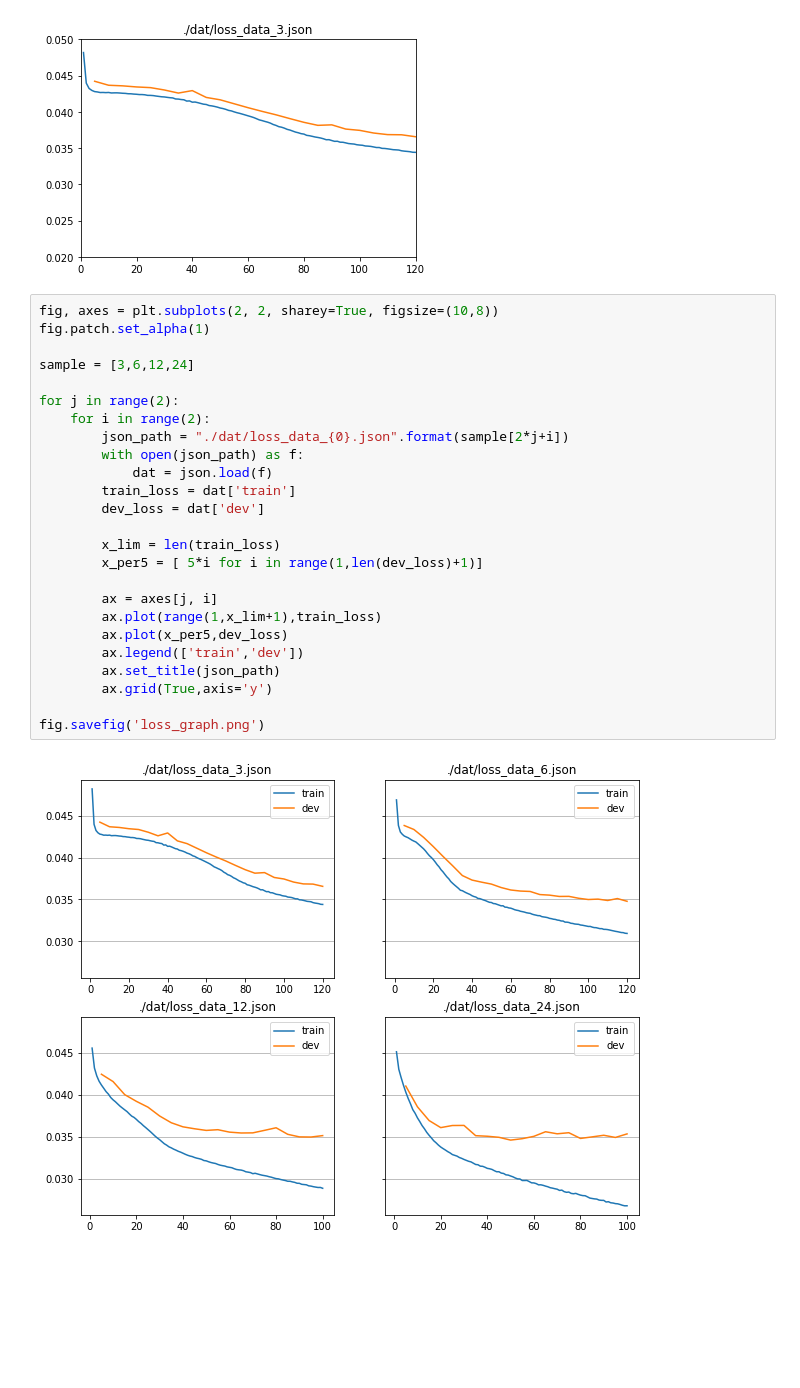
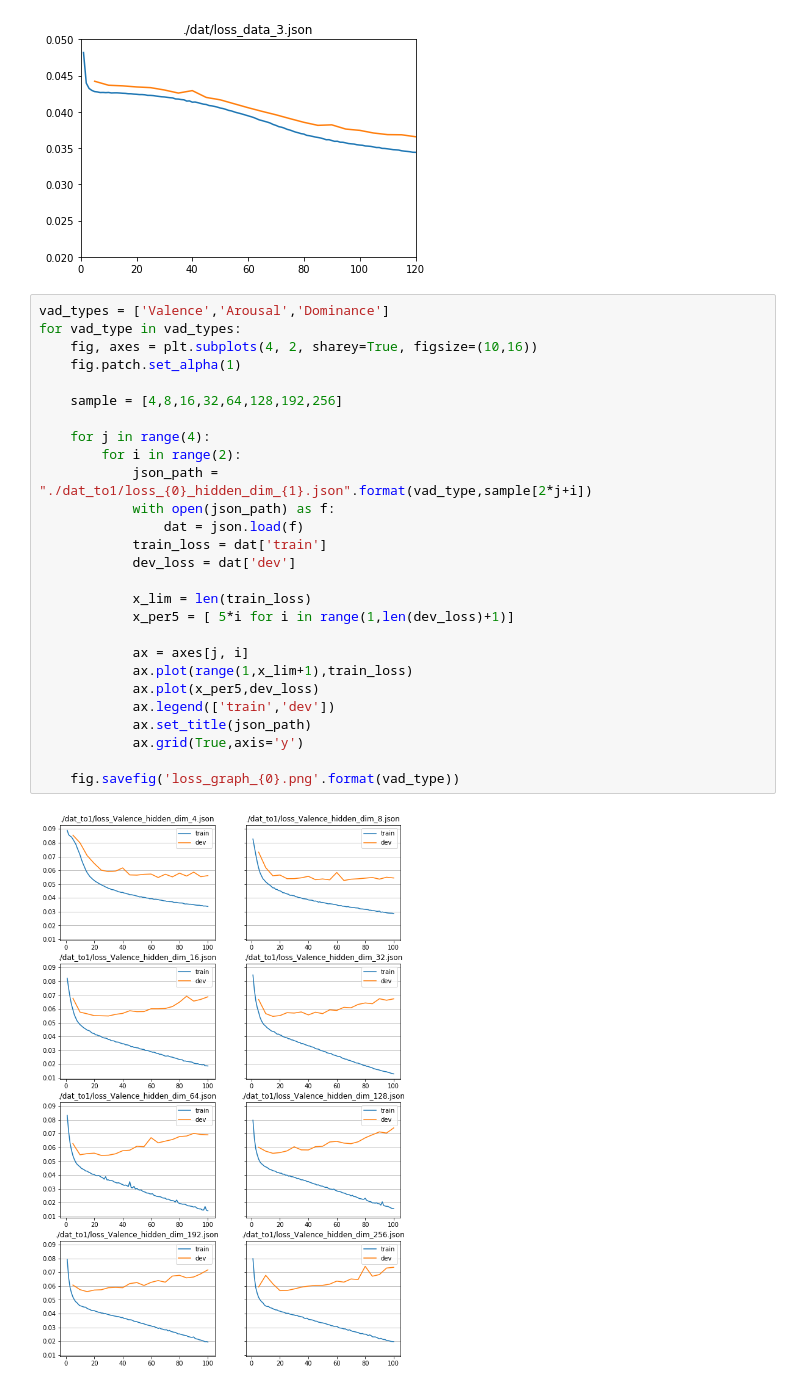
Before and after one commit to kurarrr/emotional-chatapp-core, a Jupyter notebook: vad-analysis/plot.ipynb, the cells around one changed output. Saved outputs shown, nothing was run; the diff lists cells and outputs as text; blank space fills up the shorter version.

```diff
--- a/vad-analysis/plot.ipynb
+++ b/vad-analysis/plot.ipynb
@@ -26,29 +26,31 @@ json_plot('./dat/loss_data_3.json')
 # %% [output]
 [figure]
 # %%
-fig, axes = plt.subplots(2, 2, sharey=True, figsize=(10,8))
-fig.patch.set_alpha(1)
+vad_types = ['Valence','Arousal','Dominance']
+for vad_type in vad_types:
+    fig, axes = plt.subplots(4, 2, sharey=True, figsize=(10,16))
+    fig.patch.set_alpha(1)
 
-sample = [3,6,12,24]
+    sample = [4,8,16,32,64,128,192,256]
 
-for j in range(2):
-    for i in range(2):
-        json_path = "./dat/loss_data_{0}.json".format(sample[2*j+i])
-        with open(json_path) as f:
-            dat = json.load(f)
-        train_loss = dat['train']
-        dev_loss = dat['dev']
+    for j in range(4):
+        for i in range(2):
+            json_path = "./dat_to1/loss_{0}_hidden_dim_{1}.json".format(vad_type,sample[2*j+i])
+            with open(json_path) as f:
+                dat = json.load(f)
+            train_loss = dat['train']
+            dev_loss = dat['dev']
 
-        x_lim = len(train_loss)
-        x_per5 = [ 5*i for i in range(1,len(dev_loss)+1)]
+            x_lim = len(train_loss)
+            x_per5 = [ 5*i for i in range(1,len(dev_loss)+1)]
 
-        ax = axes[j, i]
-        ax.plot(range(1,x_lim+1),train_loss)
-        ax.plot(x_per5,dev_loss)
-        ax.legend(['train','dev'])
-        ax.set_title(json_path)
-        ax.grid(True,axis='y')
+            ax = axes[j, i]
+            ax.plot(range(1,x_lim+1),train_loss)
+            ax.plot(x_per5,dev_loss)
+            ax.legend(['train','dev'])
+            ax.set_title(json_path)
+            ax.grid(True,axis='y')
 
-fig.savefig('loss_graph.png')
+    fig.savefig('loss_graph_{0}.png'.format(vad_type))
 # %% [output]
-[figure, old version]
+[figure, new version]
```
Also changed, not shown: parts of 1 cell of this notebook, 12 other files.
